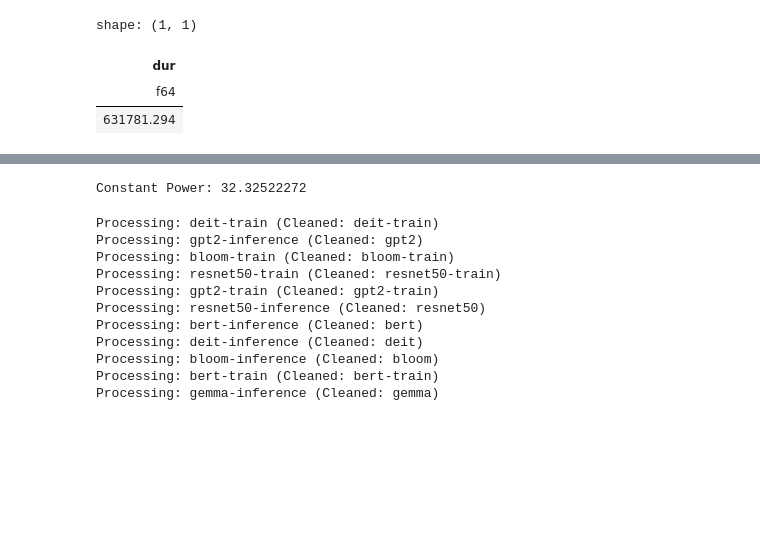
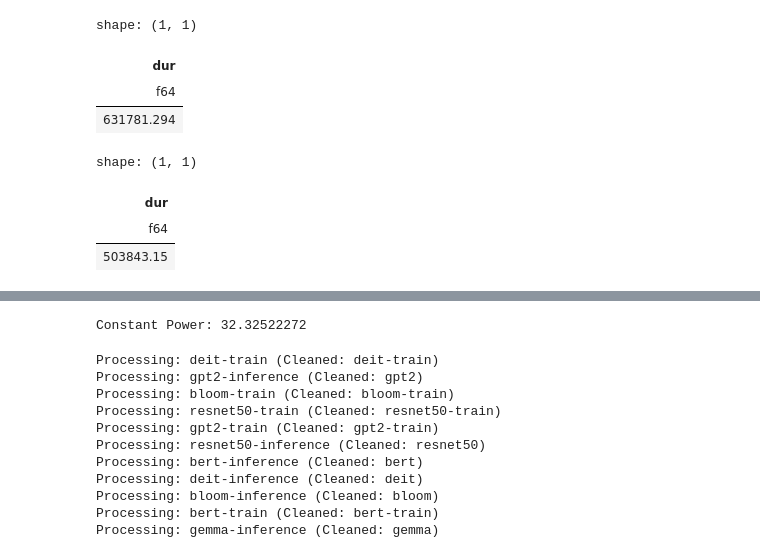
Before and after one commit to ice-rlab/accel-sim-framework-fork, a Jupyter notebook: hta2.ipynb, the cells around one changed output, grey strips where cells are left out. Drawn from its saved outputs; the diff is of its cells as text; code cells hidden in the pictures; blank space fills up the shorter version.

```diff
--- a/hta2.ipynb
+++ b/hta2.ipynb
@@ -164,3 +171,10 @@ shape: (1, 1)
 | dur |
 | f64 |
 | 631781.294 |
+# %%
+kineto_df.filter(pl.col("cat") == "Trace").select("dur")
+# %% [output]
+shape: (1, 1)
+| dur |
+| f64 |
+| 503843.15 |
```
Also changed, not shown: parts of 7 cells of this notebook, 4 other files.
